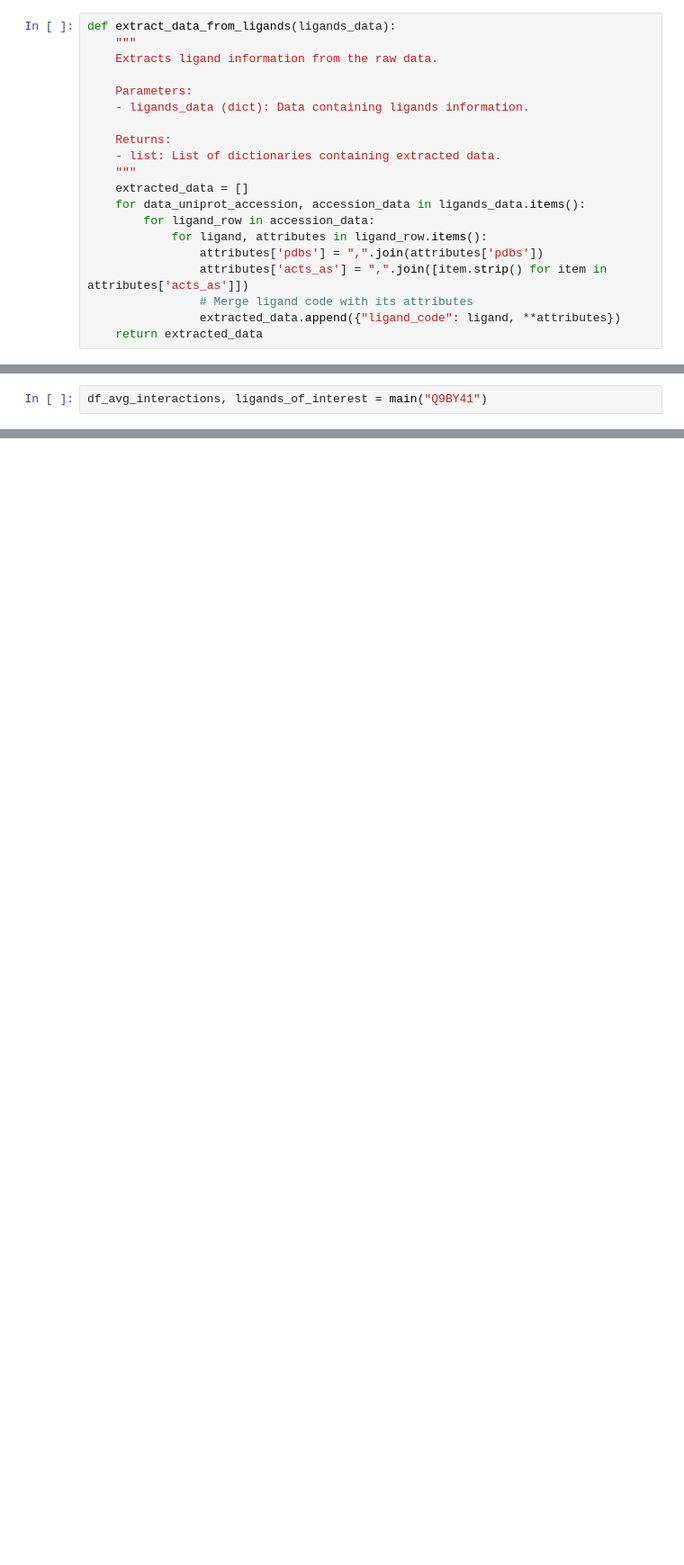
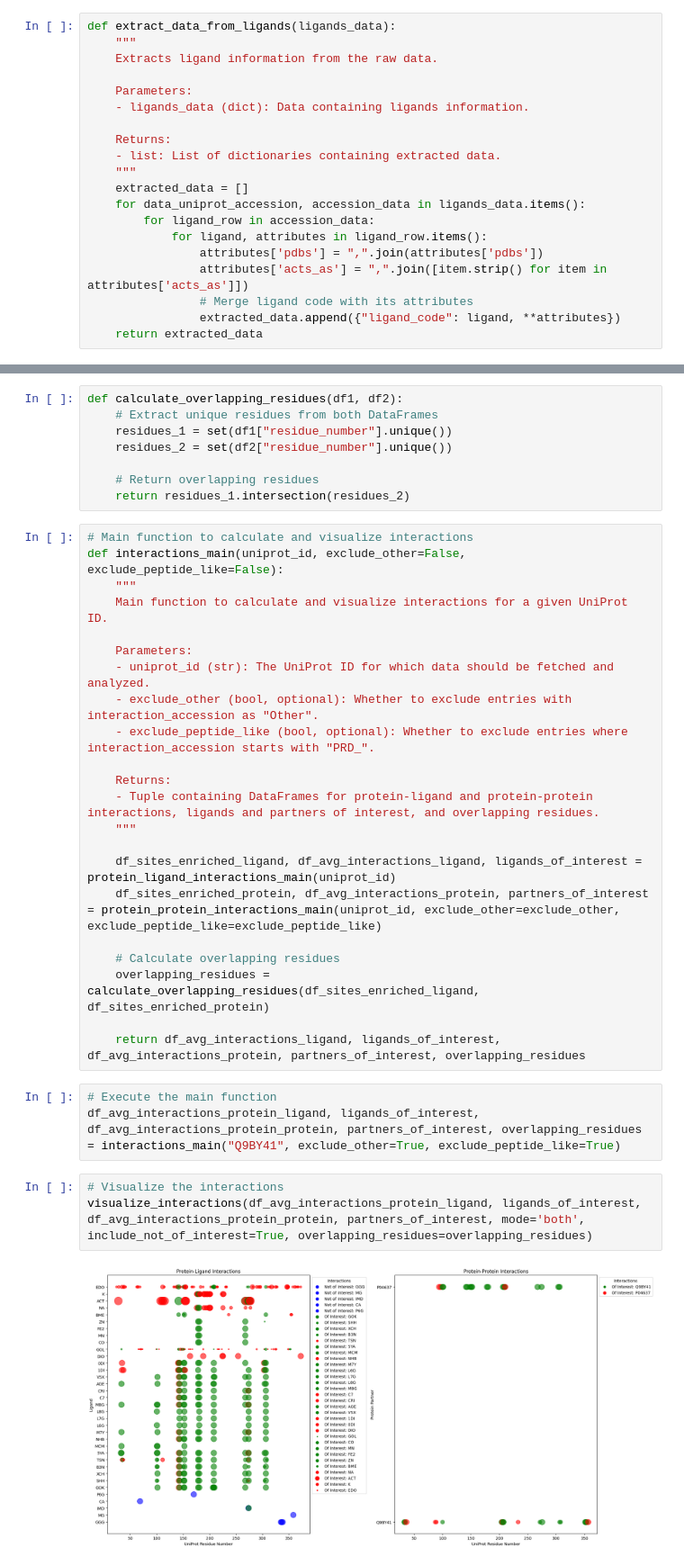
Before and after one commit to MicheleBonus/cpclab_notebooks, a Jupyter notebook: visualize_ligand_interactions_for_uniprot.ipynb, the cells around one changed output, grey strips where cells are left out. Shown at 90% size. Drawn from its saved outputs; the diff is of its cells as text; blank space fills up the shorter version.

```diff
--- a/visualize_ligand_interactions_for_uniprot.ipynb
+++ b/visualize_ligand_interactions_for_uniprot.ipynb
@@ -151,2 +248,0 @@ def main(uniprot_id, threshold_multiplier=2, base_url="https://www.ebi.ac.uk/pdb
-# %%
-df_avg_interactions, ligands_of_interest = main("Q9BY41")
@@ -154,0 +298,38 @@ visualize_ligand_interactions(df_avg_interactions, ligands_of_interest, include_
+# %%
+def calculate_overlapping_residues(df1, df2):
+    # Extract unique residues from both DataFrames
+    residues_1 = set(df1["residue_number"].unique())
+    residues_2 = set(df2["residue_number"].unique())
+
+    # Return overlapping residues
+    return residues_1.intersection(residues_2)
+# %%
+# Main function to calculate and visualize interactions
+def interactions_main(uniprot_id, exclude_other=False, exclude_peptide_like=False):
+    """
+    Main function to calculate and visualize interactions for a given UniProt ID.
+
+    Parameters:
+    - uniprot_id (str): The UniProt ID for which data should be fetched and analyzed.
+    - exclude_other (bool, optional): Whether to exclude entries with interaction_accession as "Other".
+    - exclude_peptide_like (bool, optional): Whether to exclude entries where interaction_accession starts with "PRD_".
+
+    Returns:
+    - Tuple containing DataFrames for protein-ligand and protein-protein interactions, ligands and partners of interest, and overlapping residues.
+    """
+
+    df_sites_enriched_ligand, df_avg_interactions_ligand, ligands_of_interest = protein_ligand_interactions_main(uniprot_id)
+    df_sites_enriched_protein, df_avg_interactions_protein, partners_of_interest = protein_protein_interactions_main(uniprot_id, exclude_other=exclude_other, exclude_peptide_like=exclude_peptide_like)
+
+    # Calculate overlapping residues
+    overlapping_residues = calculate_overlapping_residues(df_sites_enriched_ligand, df_sites_enriched_protein)
+
+    return df_avg_interactions_ligand, ligands_of_interest, df_avg_interactions_protein, partners_of_interest, overlapping_residues
+# %%
+# Execute the main function
+df_avg_interactions_protein_ligand, ligands_of_interest, df_avg_interactions_protein_protein, partners_of_interest, overlapping_residues = interactions_main("Q9BY41", exclude_other=True, exclude_peptide_like=True)
+# %%
+# Visualize the interactions
+visualize_interactions(df_avg_interactions_protein_ligand, ligands_of_interest, df_avg_interactions_protein_protein, partners_of_interest, mode='both', include_not_of_interest=True, overlapping_residues=overlapping_residues)
+# %% [output]
+[figure, added]
```
Also changed, not shown: parts of 7 cells of this notebook.
